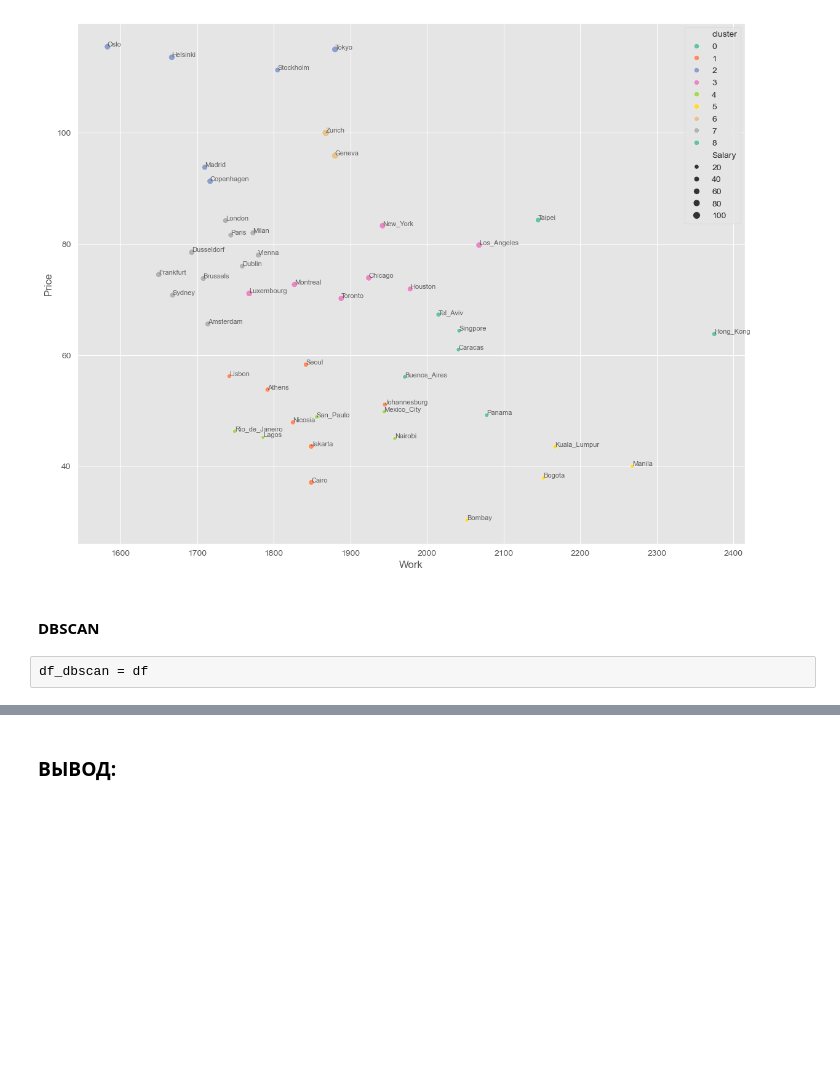
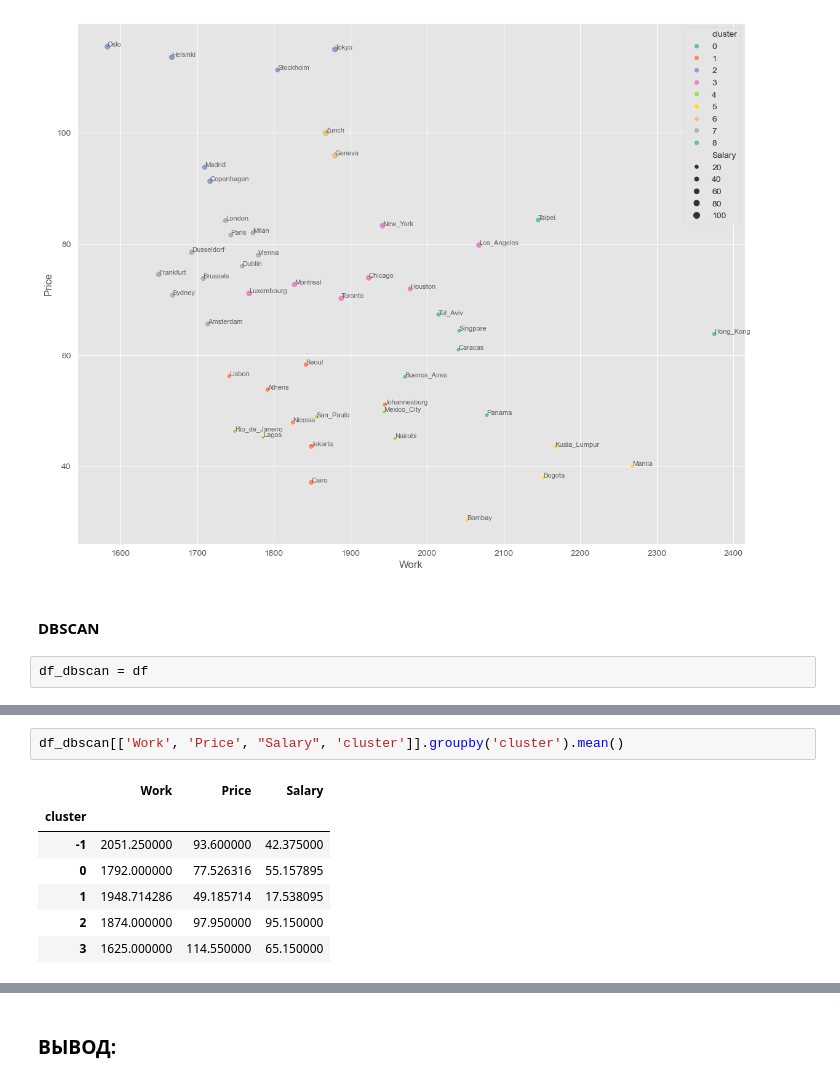
Before and after one commit to FEDOROV-ALEXANDER/Data_Analysis, a Jupyter notebook: cluster/задача_2_Economics of Cities/lab1.ipynb, the cells around one changed output, grey strips where cells are left out. Cells and saved outputs as stored; diff of their text form; blank space fills up the shorter version.

```diff
--- a/cluster/задача_2_Economics of Cities/lab1.ipynb
+++ b/cluster/задача_2_Economics of Cities/lab1.ipynb
@@ -417,0 +462,10 @@ df_dbscan = df
+# %%
+df_dbscan[['Work', 'Price', "Salary", 'cluster']].groupby('cluster').mean()
+# %% [output]
+|  | Work | Price | Salary |
+| cluster |  |  |  |
+| -1 | 2051.250000 | 93.600000 | 42.375000 |
+| 0 | 1792.000000 | 77.526316 | 55.157895 |
+| 1 | 1948.714286 | 49.185714 | 17.538095 |
+| 2 | 1874.000000 | 97.950000 | 95.150000 |
+| 3 | 1625.000000 | 114.550000 | 65.150000 |
```
Also changed, not shown: parts of 8 cells of this notebook.
